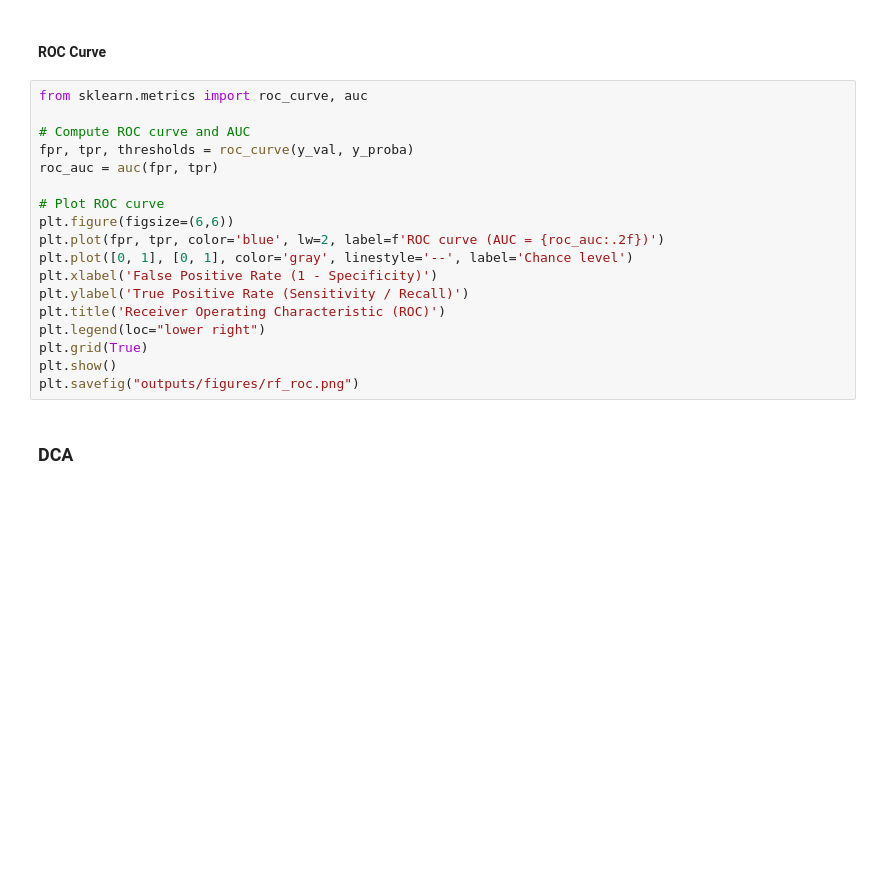
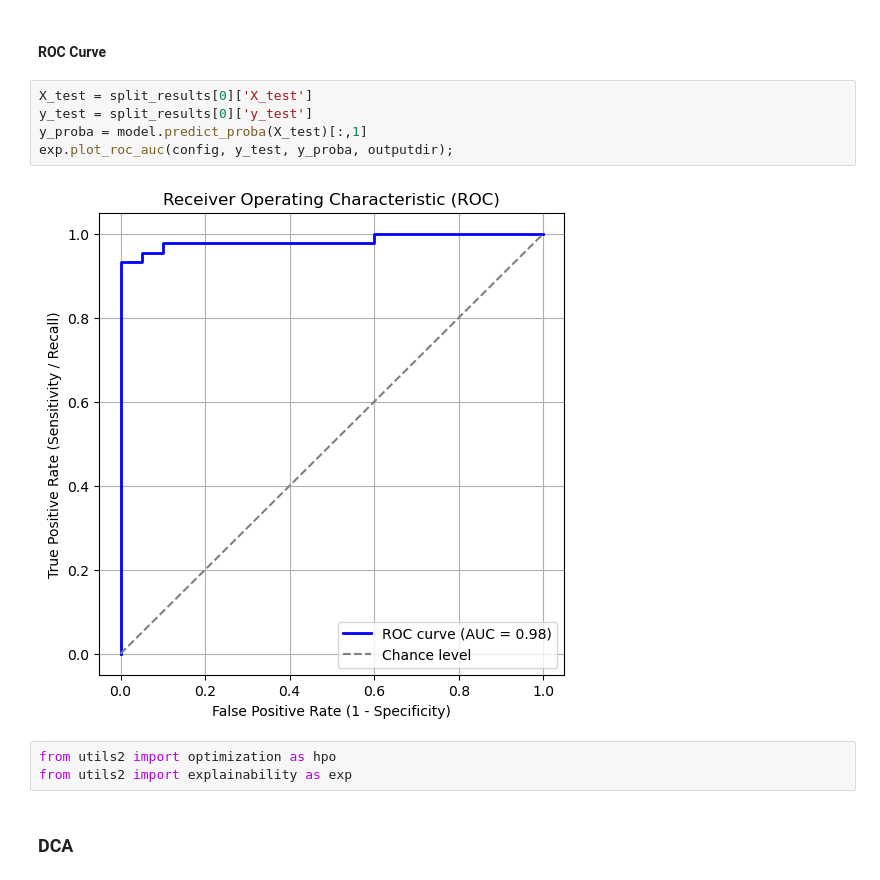
Before and after one commit to acbriza/dpn2026, a Jupyter notebook: module/explainability.ipynb, the cells around one changed output. Cells and saved outputs as stored; diff of their text form; blank space fills up the shorter version.

Commit message:
add  plot_roc_auc and plot_decision_curve_analysis

```diff
--- a/module/explainability.ipynb
+++ b/module/explainability.ipynb
@@ -230,23 +230,15 @@ exp.plot_importances(D, config, importances, feature_names,
 [figure]
 # %% [markdown]
 #### ROC Curve
-# %%
-from sklearn.metrics import roc_curve, auc
-
-# Compute ROC curve and AUC
-fpr, tpr, thresholds = roc_curve(y_val, y_proba)
-roc_auc = auc(fpr, tpr)
-
-# Plot ROC curve
-plt.figure(figsize=(6,6))
-plt.plot(fpr, tpr, color='blue', lw=2, label=f'ROC curve (AUC = {roc_auc:.2f})')
-plt.plot([0, 1], [0, 1], color='gray', linestyle='--', label='Chance level')
-plt.xlabel('False Positive Rate (1 - Specificity)')
-plt.ylabel('True Positive Rate (Sensitivity / Recall)')
-plt.title('Receiver Operating Characteristic (ROC)')
-plt.legend(loc="lower right")
-plt.grid(True)
-plt.show()
-plt.savefig("outputs/figures/rf_roc.png")
+# %%
+X_test = split_results[0]['X_test']
+y_test = split_results[0]['y_test']
+y_proba = model.predict_proba(X_test)[:,1]
+exp.plot_roc_auc(config, y_test, y_proba, outputdir);
+# %% [output]
+[figure, added]
+# %%
+from utils2 import optimization as hpo
+from utils2 import explainability as exp
 # %% [markdown]
 ### DCA
```
Also changed, not shown: parts of 7 cells of this notebook, 1 other file.
